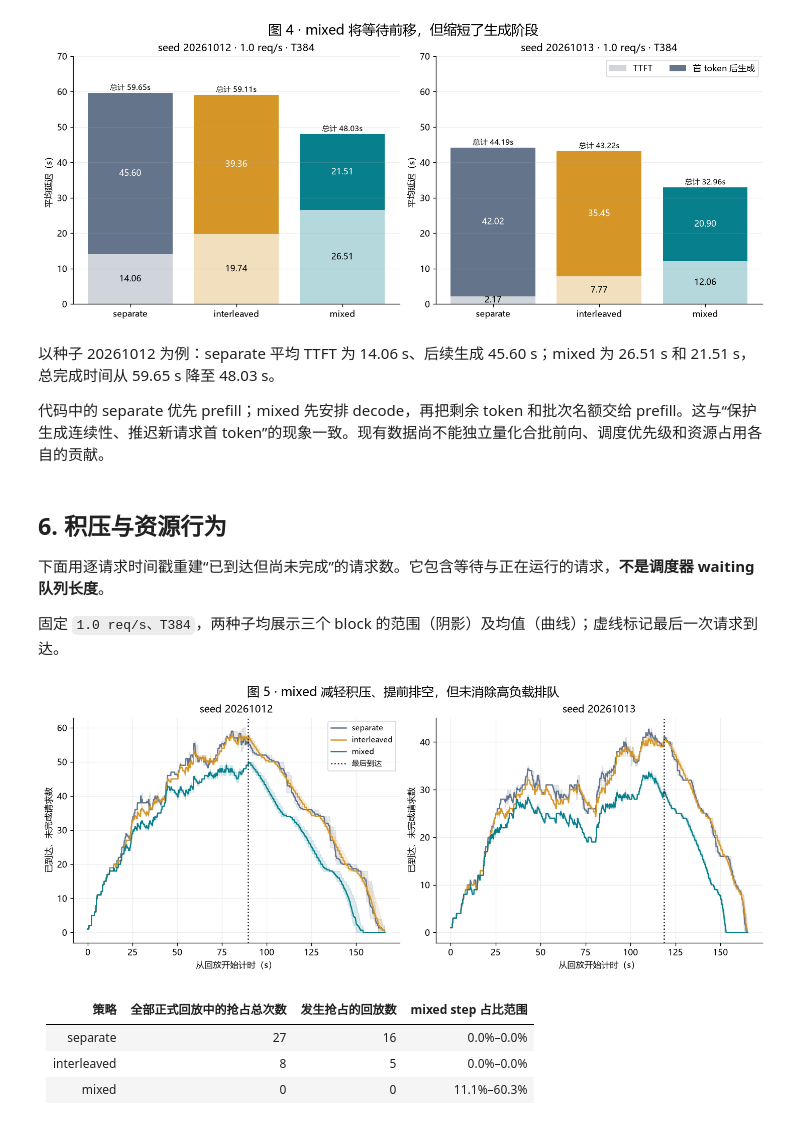
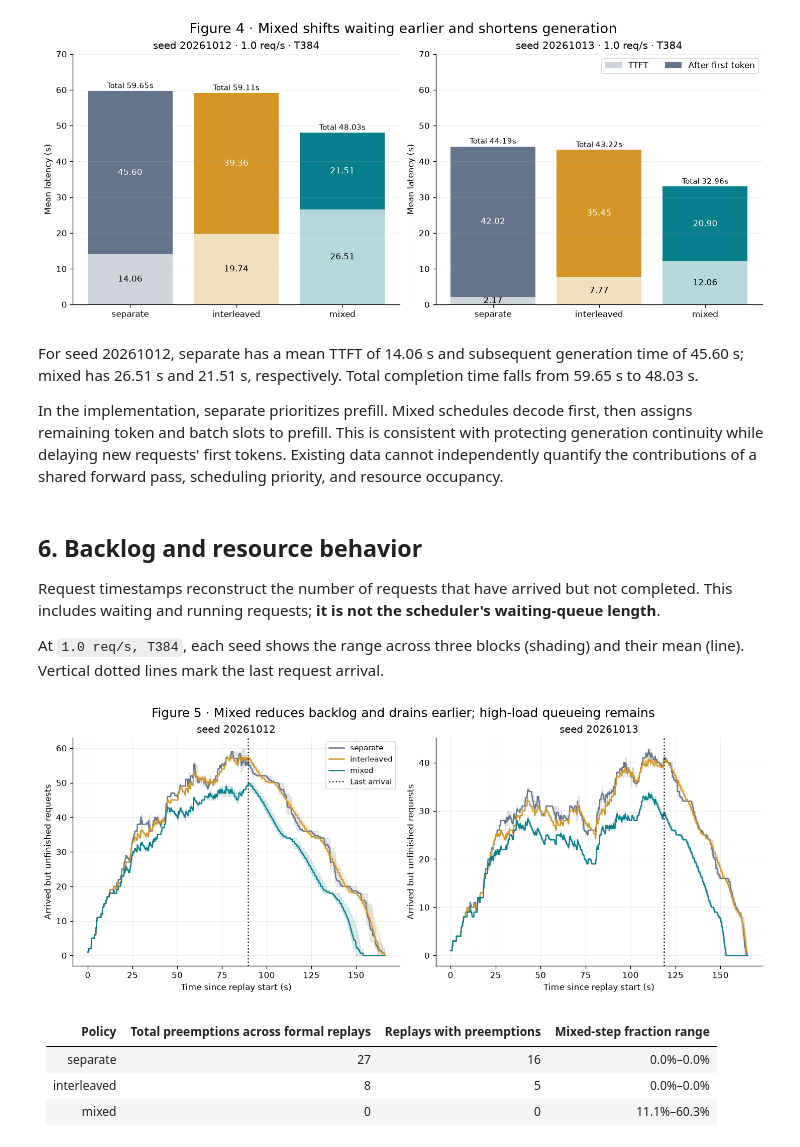
Before and after one commit to rrrinx/nano-vLLM-mixed, a Jupyter notebook: reports/long_input_serving/mixed_scheduling_report.ipynb, the cells around one changed output. Cells and saved outputs as stored; diff of their text form; code cells hidden in the pictures.

```diff
--- a/reports/long_input_serving/mixed_scheduling_report.ipynb
+++ b/reports/long_input_serving/mixed_scheduling_report.ipynb
@@ -147,14 +149,14 @@ def change(rate, seed, budget, metric, baseline='separate'):
 # %%
 fig, axes = plt.subplots(2, 3, figsize=(15, 8), layout='constrained')
 for i,budget in enumerate([384,512]):
-    for j,(metric,label) in enumerate([('throughput','输出吞吐（token/s，越高越好）'),('e2e','平均完成延迟（s，越低越好）'),('ttft','平均 TTFT（s，越低越好）')]):
+    for j,(metric,label) in enumerate([('throughput','Throughput (token/s; higher is better)'),('e2e','Mean E2E (s; lower is better)'),('ttft','Mean TTFT (s; lower is better)')]):
         ax=axes[i,j]
         for policy in POLICIES:
             for seed,ls,marker in [(SEEDS[0],'-','o'),(SEEDS[1],'--','s')]:
                 ax.plot(RATES,[mean(rate,seed,budget,policy,metric) for rate in RATES],color=COLORS[policy],linestyle=ls,marker=marker,label=f'{policy} · {str(seed)[-2:]}')
-        ax.set(title=f'T{budget} | {label}',xlabel='到达速率（req/s）',xticks=RATES)
+        ax.set(title=f'T{budget} | {label}',xlabel='Arrival rate (req/s)',xticks=RATES)
         ax.grid(alpha=.2); ax.set_ylim(bottom=0)
 axes[0,0].legend(fontsize=8,ncol=2)
-fig.suptitle('图 1 · 更快完成与更晚开始：mixed 的一致权衡', fontsize=16)
+fig.suptitle('Figure 1 · Faster completion, later first token: the mixed tradeoff', fontsize=16)
 finish(fig,'01_tradeoff')
 # %% [output]
@@ -171,13 +173,13 @@ metrics=['throughput','e2e','e2e95','stall95','ttft']
 benefit=np.array([[change(*c,m)*(1 if m=='throughput' else -1) for m in metrics] for c in cases])
 fig,ax=plt.subplots(figsize=(11,8),layout='constrained')
 im=ax.imshow(benefit,cmap='RdYlGn',vmin=-100,vmax=100,aspect='auto')
-ax.set_xticks(range(5),['吞吐提升','平均 E2E 降低','E2E p95 降低','请求最大 ITL p95 降低','平均 TTFT 降低'])
+ax.set_xticks(range(5),['Throughput\ngain','Mean E2E\nreduction','E2E p95\nreduction','P95 of max ITL\nreduction','Mean TTFT\nreduction'])
 ax.set_yticks(range(len(cases)),[f'{rate:g} req/s · seed {str(seed)[-2:]} · T{budget}' for rate,seed,budget in cases])
 for i in range(len(cases)):
     for j in range(5):
         ax.text(j,i,f'{benefit[i,j]:+.1f}%',ha='center',va='center',color='white' if abs(benefit[i,j])>75 else '#111827',fontsize=10)
-ax.set_title('图 2 · mixed 相对 separate：绿色为收益，红色为代价',pad=15)
-fig.colorbar(im,ax=ax,label='收益百分比（颜色截断于 ±100%，数字未截断）',shrink=.8)
+ax.set_title('Figure 2 · Mixed vs. separate: green = benefit, red = cost',pad=15)
+fig.colorbar(im,ax=ax,label='Benefit (%) · color clipped at ±100%; labels unclipped',shrink=.8)
 finish(fig,'02_paired_benefits')
 
 body=[]
@@ -191,5 +193,5 @@ for metric in metrics:
         intervals.append((float(ds.mean()-half),float(ds.mean()+half)))
     favorable=sum(lo>0 if metric=='throughput' else hi<0 for lo,hi in intervals)
     body.append([metric,f'{wins}/36',f'{favorable}/12'])
-table(['指标','mixed 胜出的配对数','配对差 95% t 区间完全位于有利方向的配置数'],body)
+table(['Metric','Pairs favoring mixed','Configurations with a favorable paired 95% t interval'],body)
 # %% [output]
@@ -224,11 +226,11 @@ for i,budget in enumerate([384,512]):
                         xs.append(ri+(pi-1)*.22+(si*3+bi-2.5)*.016)
                         ys.append(index[rate,seed,budget,b,policy][metric])
                 ax.scatter(xs,ys,color=COLORS[policy],s=32,alpha=.8,label=policy if ri==0 else None)
-        ax.set_xticks(range(3),RATES);ax.set_xlabel('到达速率（req/s）');ax.set_ylabel('ms')
-        ax.set_title(f'T{budget} | '+('请求最大 ITL 的 p95（对数轴）' if j==0 else '普通 ITL p95'))
+        ax.set_xticks(range(3),RATES);ax.set_xlabel('Arrival rate (req/s)');ax.set_ylabel('ms')
+        ax.set_title(f'T{budget} | '+('P95 of per-request max ITL (log scale)' if j==0 else 'Token ITL p95'))
         if j==0: ax.set_yscale('log')
         ax.grid(alpha=.2,axis='y')
 axes[0,0].legend()
-fig.suptitle('图 3 · mixed 显著减少开始输出之后的长停顿',fontsize=16)
+fig.suptitle('Figure 3 · Mixed reduces long stalls after generation starts',fontsize=16)
 finish(fig,'03_generation_stalls')
 # %% [output]
@@ -251,54 +253,54 @@ for ax,seed in zip(axes,SEEDS):
     for i,policy in enumerate(POLICIES):
         first=mean(1.0,seed,384,policy,'ttft'); after=mean(1.0,seed,384,policy,'decode')
         ax.bar(i,first,color=COLORS[policy],alpha=.3,label='TTFT' if i==0 else None)
-        ax.bar(i,after,bottom=first,color=COLORS[policy],label='首 token 后生成' if i==0 else None)
+        ax.bar(i,after,bottom=first,color=COLORS[policy],label='After first token' if i==0 else None)
         ax.text(i,first/2,f'{first:.2f}',ha='center',va='center')
         ax.text(i,first+after/2,f'{after:.2f}',ha='center',va='center',color='white')
-        ax.text(i,first+after+.8,f'总计 {first+after:.2f}s',ha='center',fontsize=9)
-    ax.set(xticks=range(3),xticklabels=POLICIES,ylabel='平均延迟（s）',title=f'seed {seed} · 1.0 req/s · T384',ylim=(0,70))
+        ax.text(i,first+after+.8,f'Total {first+after:.2f}s',ha='center',fontsize=9)
+    ax.set(xticks=range(3),xticklabels=POLICIES,ylabel='Mean latency (s)',title=f'seed {seed} · 1.0 req/s · T384',ylim=(0,70))
     ax.grid(axis='y',alpha=.2)
 axes[1].legend(loc='upper right', ncol=2)
-fig.suptitle('图 4 · mixed 将等待前移，但缩短了生成阶段',fontsize=16)
+fig.suptitle('Figure 4 · Mixed shifts waiting earlier and shortens generation',fontsize=16)
 finish(fig,'04_latency_decomposition')
 # %% [output]
-[figure, old version]
+[figure, new version]
 # %% [markdown]
-以种子 20261012 为例：separate 平均 TTFT 为 14.06 s、后续生成 45.60 s；mixed 为 26.51 s 和 21.51 s，总完成时间从 59.65 s 降至 48.03 s。
+For seed 20261012, separate has a mean TTFT of 14.06 s and subsequent generation time of 45.60 s; mixed has 26.51 s and 21.51 s, respectively. Total completion time falls from 59.65 s to 48.03 s.
 
-代码中的 separate 优先 prefill；mixed 先安排 decode，再把剩余 token 和批次名额交给 prefill。这与“保护生成连续性、推迟新请求首 token”的现象一致。现有数据尚不能独立量化合批前向、调度优先级和资源占用各自的贡献。
+In the implementation, separate prioritizes prefill. Mixed schedules decode first, then assigns remaining token and batch slots to prefill. This is consistent with protecting generation continuity while delaying new requests' first tokens. Existing data cannot independently quantify the contributions of a shared forward pass, scheduling priority, and resource occupancy.
 # %% [markdown]
-## 6. 积压与资源行为
+## 6. Backlog and resource behavior
 
-下面用逐请求时间戳重建“已到达但尚未完成”的请求数。它包含等待与正在运行的请求，**不是调度器 waiting 队列长度**。
+Request timestamps reconstruct the number of requests that have arrived but not completed. This includes waiting and running requests; **it is not the scheduler's waiting-queue length**.
 
-固定 `1.0 req/s、T384`，两种子均展示三个 block 的范围（阴影）及均值（曲线）；虚线标记最后一次请求到达。
+At `1.0 req/s, T384`, each seed shows the range across three blocks (shading) and their mean (line). Vertical dotted lines mark the last request arrival.
 # %%
 fig,axes=plt.subplots(1,2,figsize=(12,4.8),layout='constrained')
 for ax,seed in zip(axes,SEEDS):
     end=max(q['last_token_s'] for p in POLICIES for b in BLOCKS for q in raw[1.0,seed,384,b,p])
     grid=np.linspace(0,end,1000)
     for policy in POLICIES:
         curves=[]
         for b in BLOCKS:
             qs=raw[1.0,seed,384,b,policy]
             curves.append([sum(q['arrival_s']<=t<q['last_token_s'] for q in qs) for t in grid])
         curves=np.array(curves)
         ax.plot(grid,curves.mean(axis=0),color=COLORS[policy],label=policy)
         ax.fill_between(grid,curves.min(axis=0),curves.max(axis=0),color=COLORS[policy],alpha=.15)
     last=max(q['arrival_s'] for q in raw[1.0,seed,384,0,'separate'])
-    ax.axvline(last,color='#111827',linestyle=':',label='最后到达')
-    ax.set(title=f'seed {seed}',xlabel='从回放开始计时（s）',ylabel='已到达、未完成请求数')
+    ax.axvline(last,color='#111827',linestyle=':',label='Last arrival')
+    ax.set(title=f'seed {seed}',xlabel='Time since replay start (s)',ylabel='Arrived but unfinished requests')
     ax.grid(alpha=.2)
 axes[0].legend(fontsize=9)
-fig.suptitle('图 5 · mixed 减轻积压、提前排空，但未消除高负载排队',fontsize=15)
+fig.suptitle('Figure 5 · Mixed reduces backlog and drains earlier; high-load queueing remains',fontsize=15)
 finish(fig,'05_backlog')
-table(['策略','全部正式回放中的抢占总次数','发生抢占的回放数','mixed step 占比范围'],[
+table(['Policy','Total preemptions across formal replays','Replays with preemptions','Mixed-step fraction range'],[
     [p,sum(r['preemptions'] for r in rows if r['policy']==p),
      sum(r['preemptions']>0 for r in rows if r['policy']==p),
      f"{min(r['mixed_fraction'] for r in rows if r['policy']==p):.1%}–{max(r['mixed_fraction'] for r in rows if r['policy']==p):.1%}"] for p in POLICIES])
 # %% [output]
-[figure, old version]
+[figure, new version]
-| 策略 | 全部正式回放中的抢占总次数 | 发生抢占的回放数 | mixed step 占比范围 |
+| Policy | Total preemptions across formal replays | Replays with preemptions | Mixed-step fraction range |
 | --- | --- | --- | --- |
 | separate | 27 | 16 | 0.0%–0.0% |
 | interleaved | 8 | 5 | 0.0%–0.0% |
```
Also changed, not shown: parts of 18 cells of this notebook, 42 other files.
